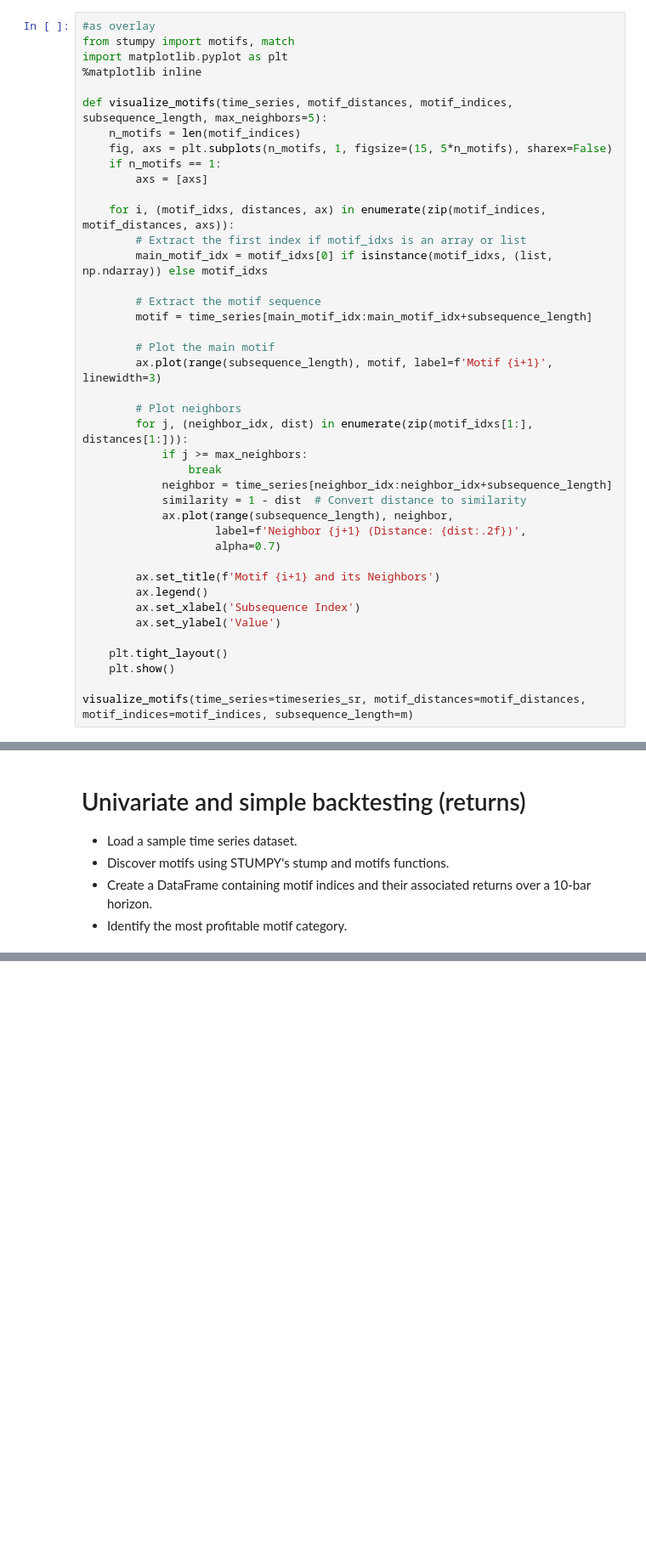
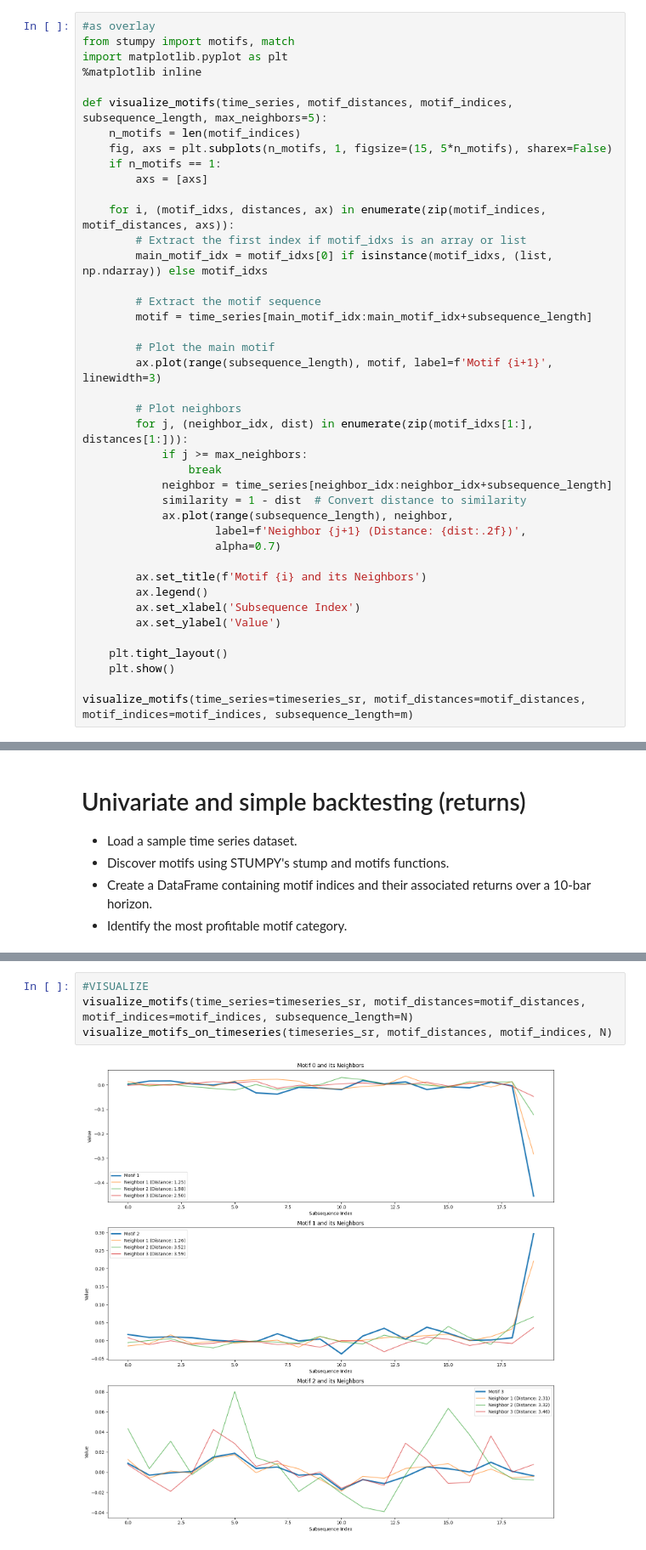
Before and after one commit to drew2323/strategy-lab, a Jupyter notebook: research/strat_STUMPY/STUMPY_OHLCV.ipynb, the cells around one changed output, grey strips where cells are left out. Shown at 85% size. Cells and saved outputs as stored; diff of their text form; blank space fills up the shorter version.

```diff
--- a/research/strat_STUMPY/STUMPY_OHLCV.ipynb
+++ b/research/strat_STUMPY/STUMPY_OHLCV.ipynb
@@ -167,7 +167,7 @@ def visualize_motifs(time_series, motif_distances, motif_indices, subsequence_le
                     label=f'Neighbor {j+1} (Distance: {dist:.2f})',
                     alpha=0.7)
 
-        ax.set_title(f'Motif {i+1} and its Neighbors')
+        ax.set_title(f'Motif {i} and its Neighbors')
         ax.legend()
         ax.set_xlabel('Subsequence Index')
         ax.set_ylabel('Value')
@@ -509,0 +530,6 @@ The most profitable short motif sum category is: 1.0
+# %%
+#VISUALIZE
+visualize_motifs(time_series=timeseries_sr, motif_distances=motif_distances, motif_indices=motif_indices, subsequence_length=N)
+visualize_motifs_on_timeseries(timeseries_sr, motif_distances, motif_indices, N)
+# %% [output]
+[figure, added]
```
Also changed, not shown: parts of 5 cells of this notebook.
